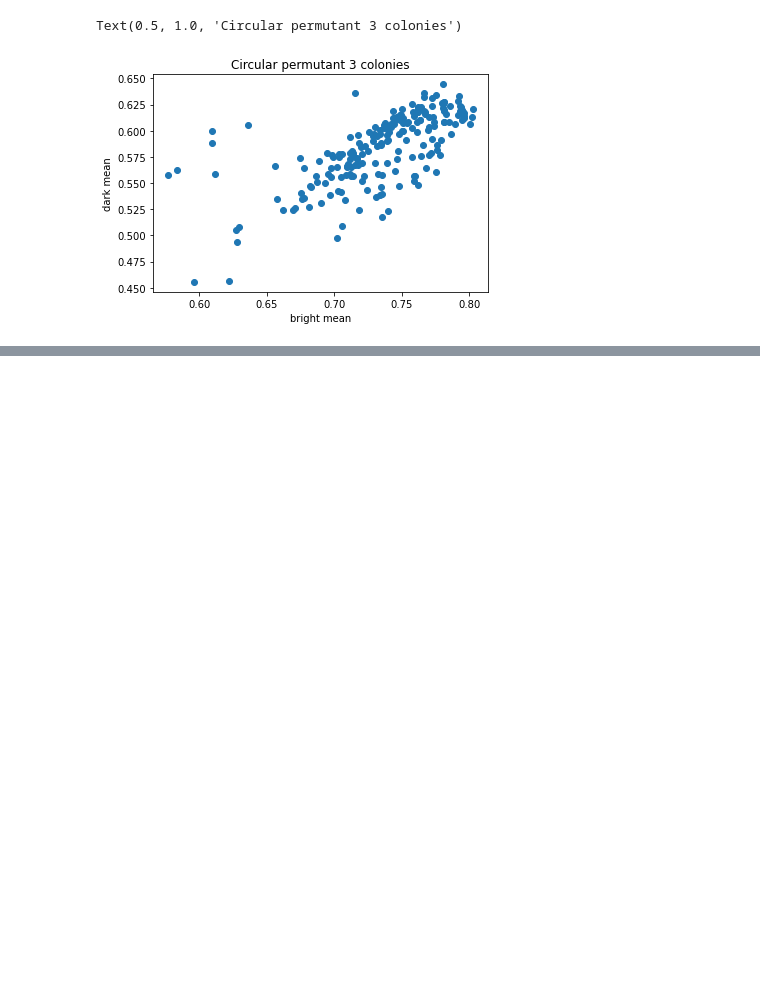
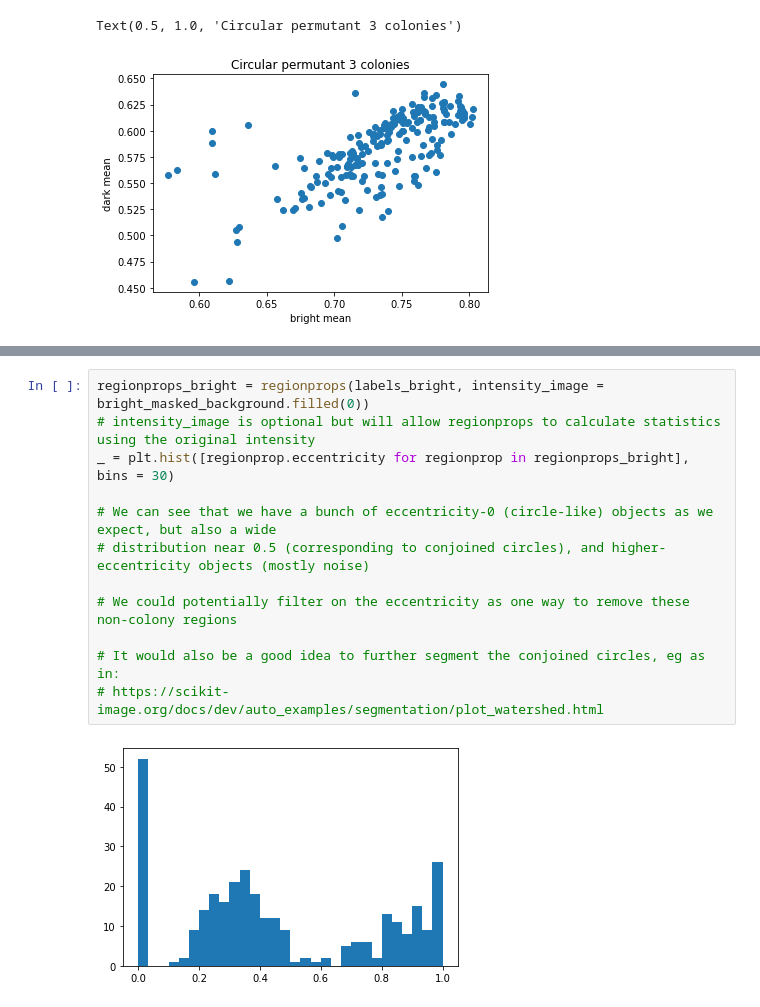
Before and after one commit to kentgorday/kuriyanlab_python-workshops, a Jupyter notebook: 3/FMNcolonies.ipynb, the cells around one changed output, grey strips where cells are left out. Saved outputs shown, nothing was run; the diff lists cells and outputs as text; blank space fills up the shorter version.

```diff
--- a/3/FMNcolonies.ipynb
+++ b/3/FMNcolonies.ipynb
@@ -268,0 +290,14 @@ Text(0.5, 1.0, 'Circular permutant 3 colonies')
+# %%
+regionprops_bright = regionprops(labels_bright, intensity_image = bright_masked_background.filled(0))
+# intensity_image is optional but will allow regionprops to calculate statistics using the original intensity
+_ = plt.hist([regionprop.eccentricity for regionprop in regionprops_bright], bins = 30)
+
+# We can see that we have a bunch of eccentricity-0 (circle-like) objects as we expect, but also a wide
+# distribution near 0.5 (corresponding to conjoined circles), and higher-eccentricity objects (mostly noise)
+
+# We could potentially filter on the eccentricity as one way to remove these non-colony regions
+
+# It would also be a good idea to further segment the conjoined circles, eg as in:
+# https://scikit-image.org/docs/dev/auto_examples/segmentation/plot_watershed.html
+# %% [output]
+[figure, added]
```
Also changed, not shown: parts of 4 cells of this notebook, 1 other file.
